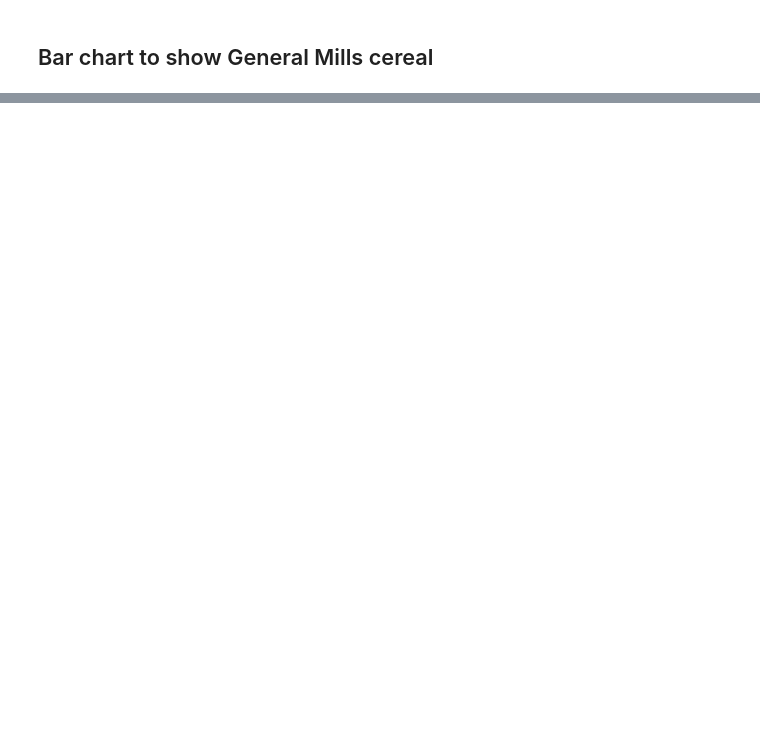
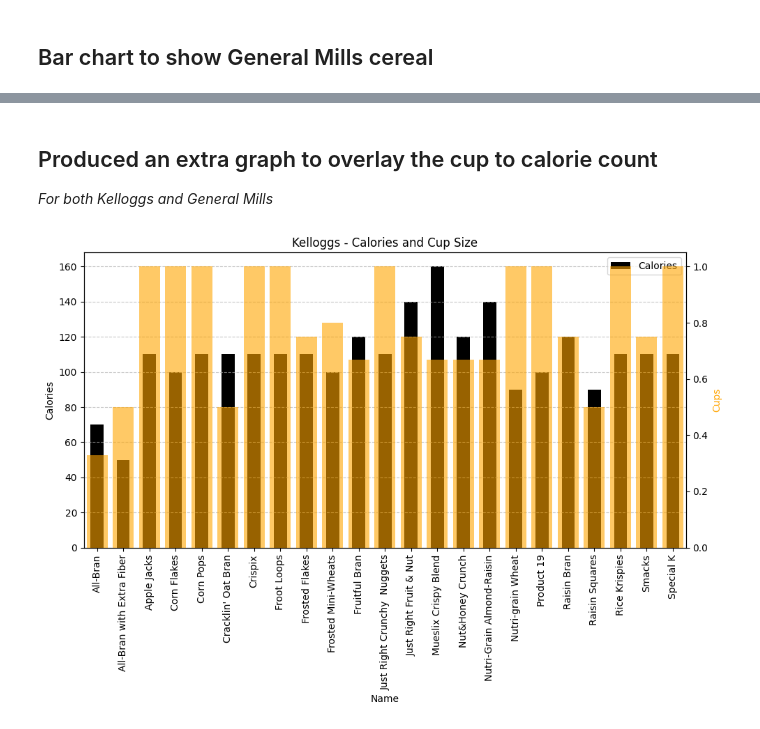
Before and after one commit to jarallum92/M2_Project_Cereals, a Jupyter notebook: M2_Project_Cereals.ipynb, the cells around one changed output, grey strips where cells are left out. Cells and saved outputs as stored; diff of their text form; code cells hidden in the pictures; blank space fills up the shorter version.

```diff
--- a/M2_Project_Cereals.ipynb
+++ b/M2_Project_Cereals.ipynb
@@ -325,0 +405,30 @@ plt.show()
+# %% [markdown]
+## Produced an extra graph to overlay the cup to calorie count
+
+*For both Kelloggs and General Mills*
+# %%
+manufacturer_1_cereals.plot(
+    kind='bar',
+    x='Name',
+    y='Calories',
+    rot=90,
+    color='black',
+    figsize=(10, 7)
+).set(
+    xlabel='Name',
+    ylabel='Calories'
+)
+
+plt.grid(axis='y', linestyle='--', alpha=0.7)
+
+# Create second y-axis for Cup Size
+ax2 = plt.gca().twinx()
+ax2.bar(manufacturer_1_cereals['Name'], manufacturer_1_cereals['Cups'], color='orange', alpha=0.6)
+ax2.set_ylabel('Cups', color='orange')
+
+# Set the title and adjust layout
+plt.title("Kelloggs - Calories and Cup Size")
+plt.tight_layout()  # Adjust layout to avoid overlapping labels
+plt.show()
+# %% [output]
+[figure, added]
```
Also changed, not shown: parts of 12 cells of this notebook.
